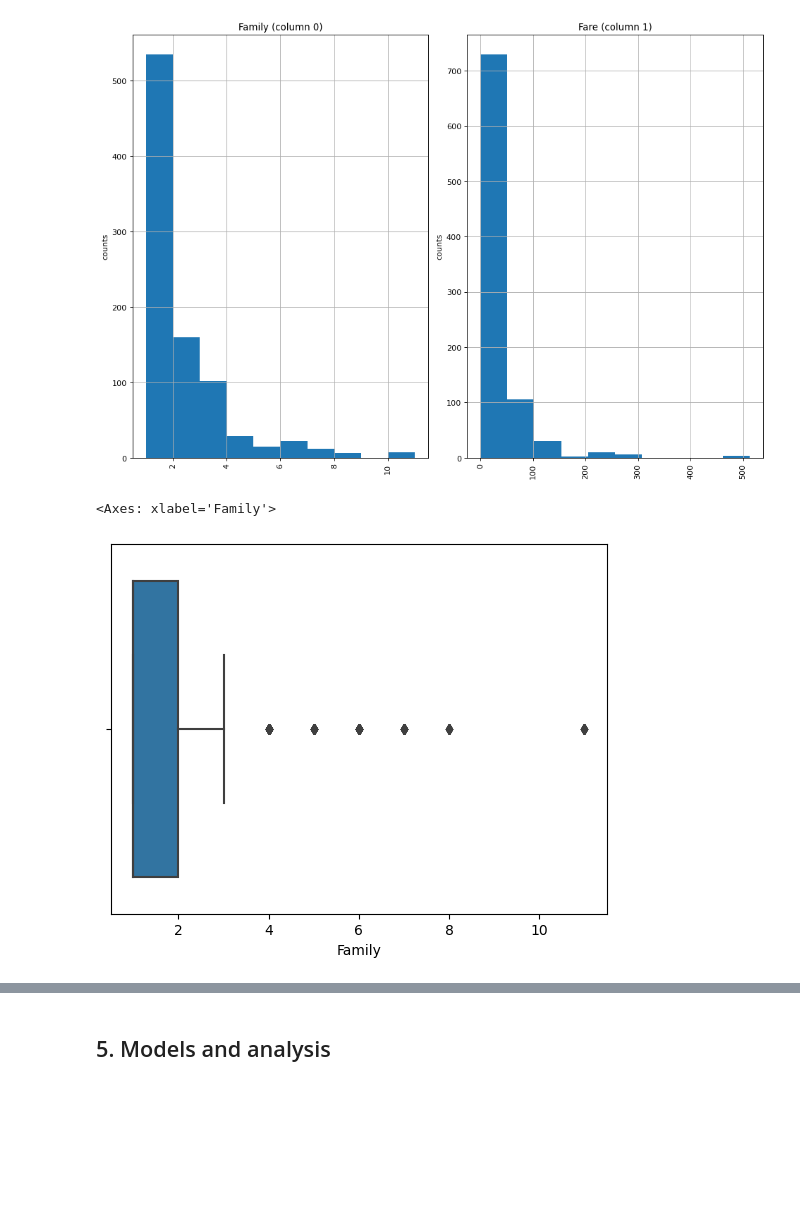
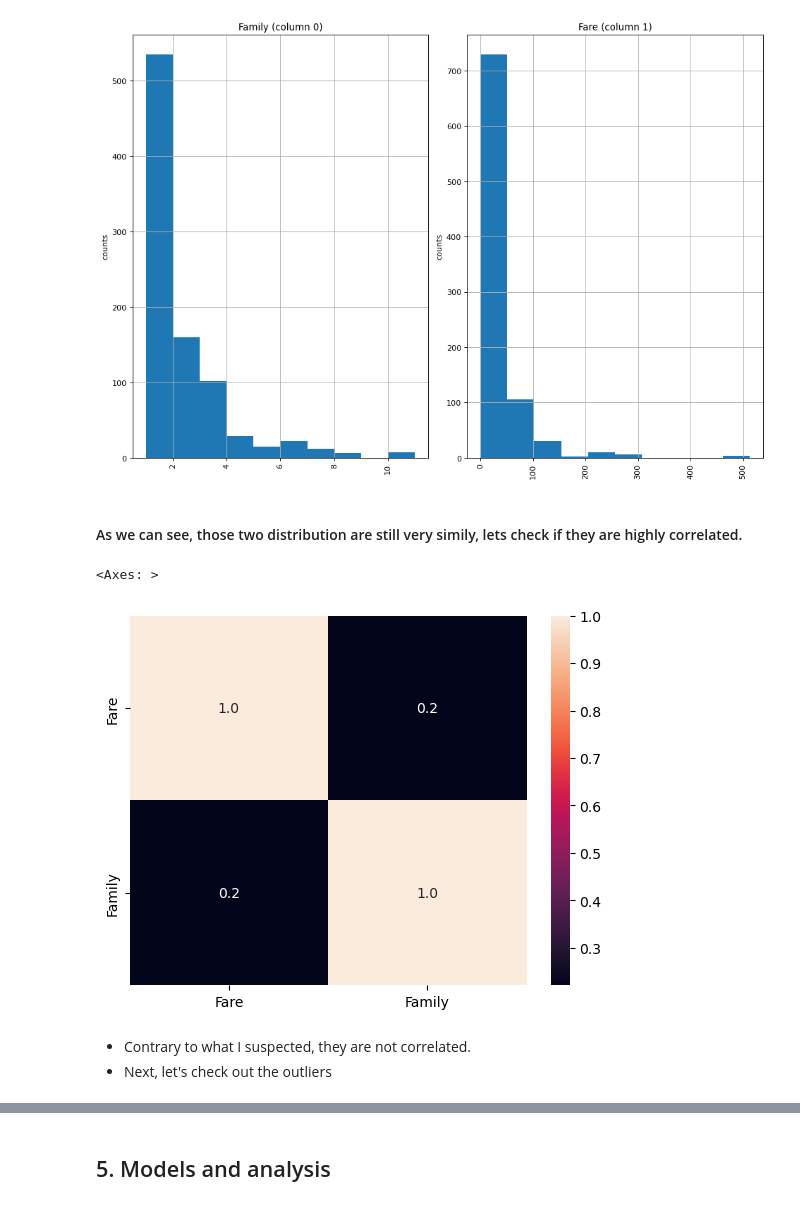
Before and after one commit to RockDeng110/titanic-predictions, a Jupyter notebook: titanic-prediction.ipynb, the cells around one changed output, grey strips where cells are left out. Cells and saved outputs as stored; diff of their text form; code cells hidden in the pictures; blank space fills up the shorter version.

```diff
--- a/titanic-prediction.ipynb
+++ b/titanic-prediction.ipynb
@@ -370,11 +353,13 @@ plotPerColumnDistribution(df[['Family', 'Fare']], 2, 2)
 df.shape (887, 2)
 nCol:2 nGrapShown:2 nGraphRow:2
 [figure]
-# %%
-"""sns.catplot(x ="Family", y ="Fare", hue ="Survived", kind='count',
-data = df)"""
-#df[df['Fare']>400]
-sns.boxplot(x=df['Family'])
-# %% [output]
-<Axes: xlabel='Family'>
-[figure, removed]
+# %% [markdown]
+#### As we can see, those two distribution are still very simily, lets check if they are highly correlated.
+# %%
+sns.heatmap(df[['Fare', 'Family']].corr(), annot=True, fmt=".1f")
+# %% [output]
+<Axes: >
+[figure, added]
+# %% [markdown]
+* Contrary to what I suspected, they are not correlated.
+* Next, let's check out the outliers
```
Also changed, not shown: parts of 80 cells of this notebook.
